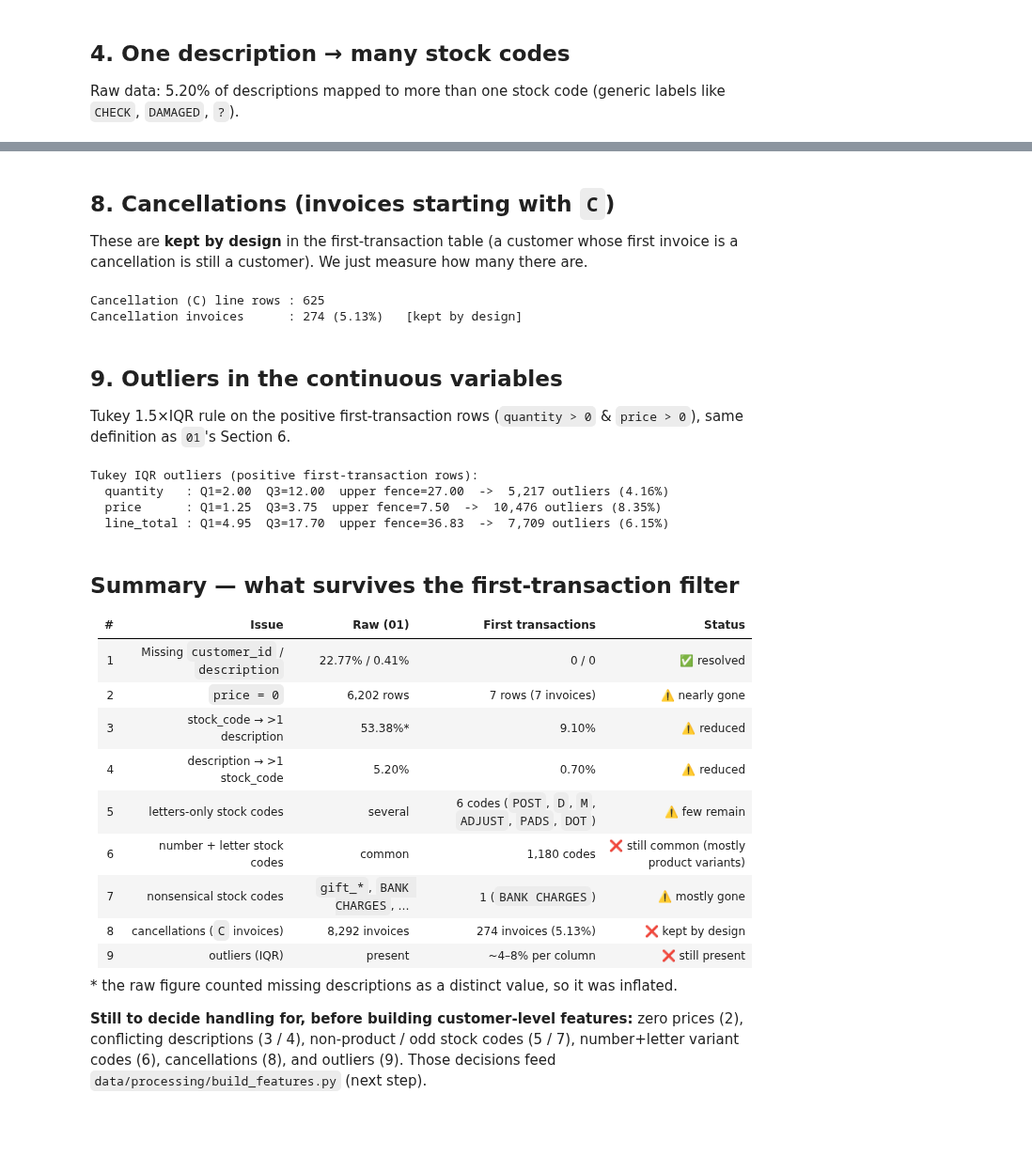
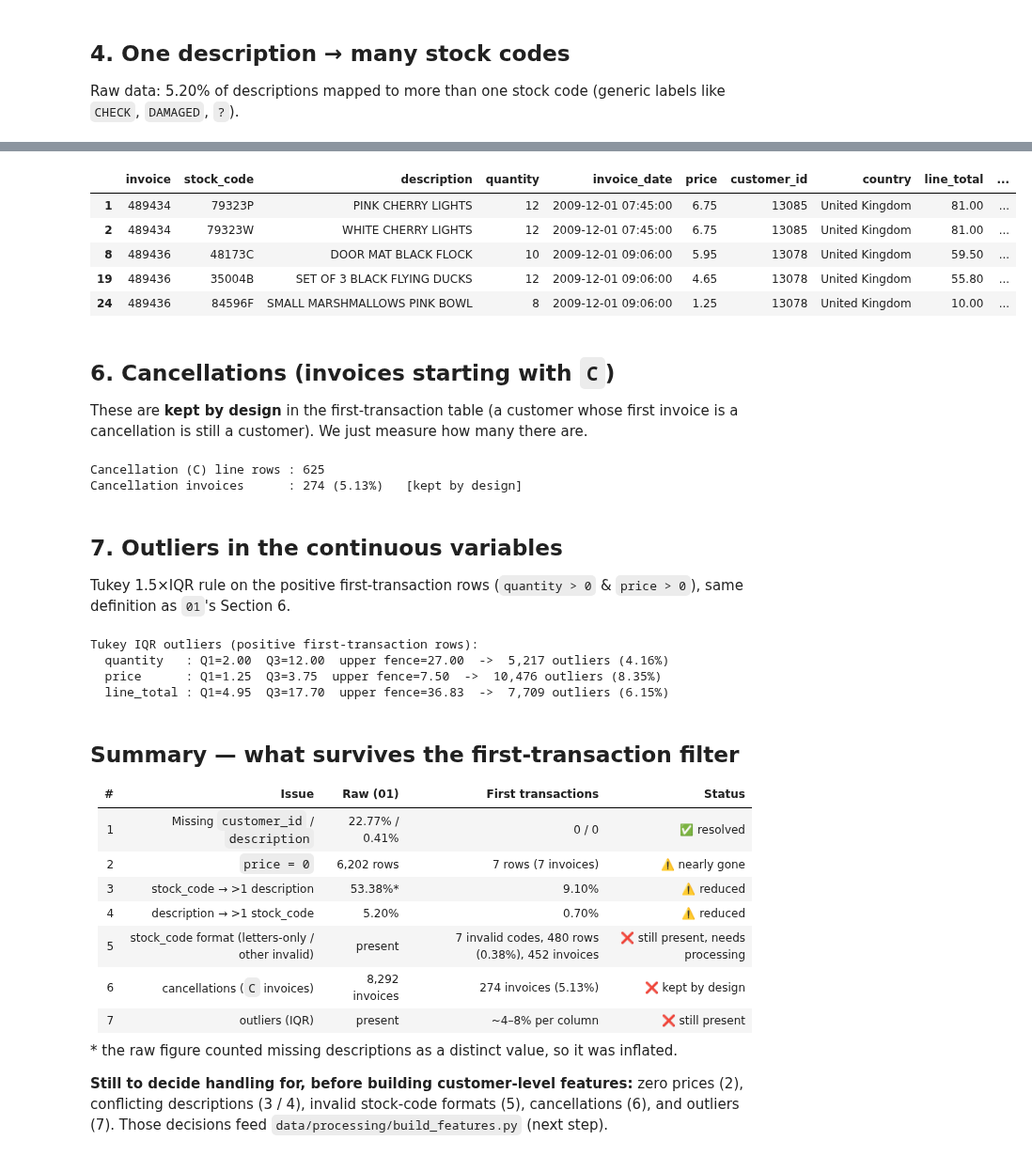
Before and after one commit to Lazr-Galstyan/testing_autoresearch, a Jupyter notebook: notebooks/02_data_quality_first_txn.ipynb, the cells around one changed output, grey strips where cells are left out. Shown at 94% size. Saved outputs shown, nothing was run; the diff lists cells and outputs as text; code cells hidden in the pictures; blank space fills up the shorter version.

```diff
--- a/notebooks/02_data_quality_first_txn.ipynb
+++ b/notebooks/02_data_quality_first_txn.ipynb
@@ -182,5 +266,16 @@ First invoices with >=1 non-numeric stock code: 4,001 (74.84%)
+# %%
+ft[(ft['stock_code'].str.fullmatch(r'(?=.*[A-Za-z])(?=.*[0-9])[A-Za-z0-9]+') == True)].head()
+   # (ft['stock_code'].str.fullmatch(r'[A-Za-z]+') == False) &
+   # (ft['stock_code'].str.fullmatch(r'(?=.*[A-Za-z])(?=.*[0-9])[A-Za-z0-9]+') == False)
+# %% [output]
+|  | invoice | stock_code | description | quantity | invoice_date | price | customer_id | country | line_total | ... |
+| 1 | 489434 | 79323P | PINK CHERRY LIGHTS | 12 | 2009-12-01 07:45:00 | 6.75 | 13085 | United Kingdom | 81.00 | ... |
+| 2 | 489434 | 79323W | WHITE CHERRY LIGHTS | 12 | 2009-12-01 07:45:00 | 6.75 | 13085 | United Kingdom | 81.00 | ... |
+| 8 | 489436 | 48173C | DOOR MAT BLACK FLOCK | 10 | 2009-12-01 09:06:00 | 5.95 | 13078 | United Kingdom | 59.50 | ... |
+| 19 | 489436 | 35004B | SET OF 3 BLACK FLYING DUCKS | 12 | 2009-12-01 09:06:00 | 4.65 | 13078 | United Kingdom | 55.80 | ... |
+| 24 | 489436 | 84596F | SMALL MARSHMALLOWS PINK BOWL | 8 | 2009-12-01 09:06:00 | 1.25 | 13078 | United Kingdom | 10.00 | ... |
 # %% [markdown]
-## 8. Cancellations (invoices starting with `C`)
+## 6. Cancellations (invoices starting with `C`)
 
 These are **kept by design** in the first-transaction table (a customer whose first invoice is a cancellation is still a customer). We just measure how many there are.
 # %%
@@ -192,7 +287,7 @@ print(f'Cancellation invoices      : {n_cancel_inv:,} ({n_cancel_inv/n_inv*100:.
 Cancellation (C) line rows : 625
 Cancellation invoices      : 274 (5.13%)   [kept by design]
 # %% [markdown]
-## 9. Outliers in the continuous variables
+## 7. Outliers in the continuous variables
 
 Tukey 1.5×IQR rule on the positive first-transaction rows (`quantity > 0` & `price > 0`), same definition as `01`'s Section 6.
 # %%
@@ -220,12 +315,10 @@ Tukey IQR outliers (positive first-transaction rows):
 | 2 | `price = 0` | 6,202 rows | 7 rows (7 invoices) | ⚠️ nearly gone |
 | 3 | stock_code → >1 description | 53.38%\* | 9.10% | ⚠️ reduced |
 | 4 | description → >1 stock_code | 5.20% | 0.70% | ⚠️ reduced |
-| 5 | letters-only stock codes | several | 6 codes (`POST`, `D`, `M`, `ADJUST`, `PADS`, `DOT`) | ⚠️ few remain |
-| 6 | number + letter stock codes | common | 1,180 codes | ❌ still common (mostly product variants) |
-| 7 | nonsensical stock codes | `gift_*`, `BANK CHARGES`, … | 1 (`BANK CHARGES`) | ⚠️ mostly gone |
-| 8 | cancellations (`C` invoices) | 8,292 invoices | 274 invoices (5.13%) | ❌ kept by design |
-| 9 | outliers (IQR) | present | ~4–8% per column | ❌ still present |
+| 5 | stock_code format (letters-only / other invalid) | present | 7 invalid codes, 480 rows (0.38%), 452 invoices | ❌ still present, needs processing |
+| 6 | cancellations (`C` invoices) | 8,292 invoices | 274 invoices (5.13%) | ❌ kept by design |
+| 7 | outliers (IQR) | present | ~4–8% per column | ❌ still present |
 
 \* the raw figure counted missing descriptions as a distinct value, so it was inflated.
 
-**Still to decide handling for, before building customer-level features:** zero prices (2), conflicting descriptions (3 / 4), non-product / odd stock codes (5 / 7), number+letter variant codes (6), cancellations (8), and outliers (9). Those decisions feed `data/processing/build_features.py` (next step).
+**Still to decide handling for, before building customer-level features:** zero prices (2), conflicting descriptions (3 / 4), invalid stock-code formats (5), cancellations (6), and outliers (7). Those decisions feed `data/processing/build_features.py` (next step).
```
Also changed, not shown: parts of 7 cells of this notebook, 1 other file.
